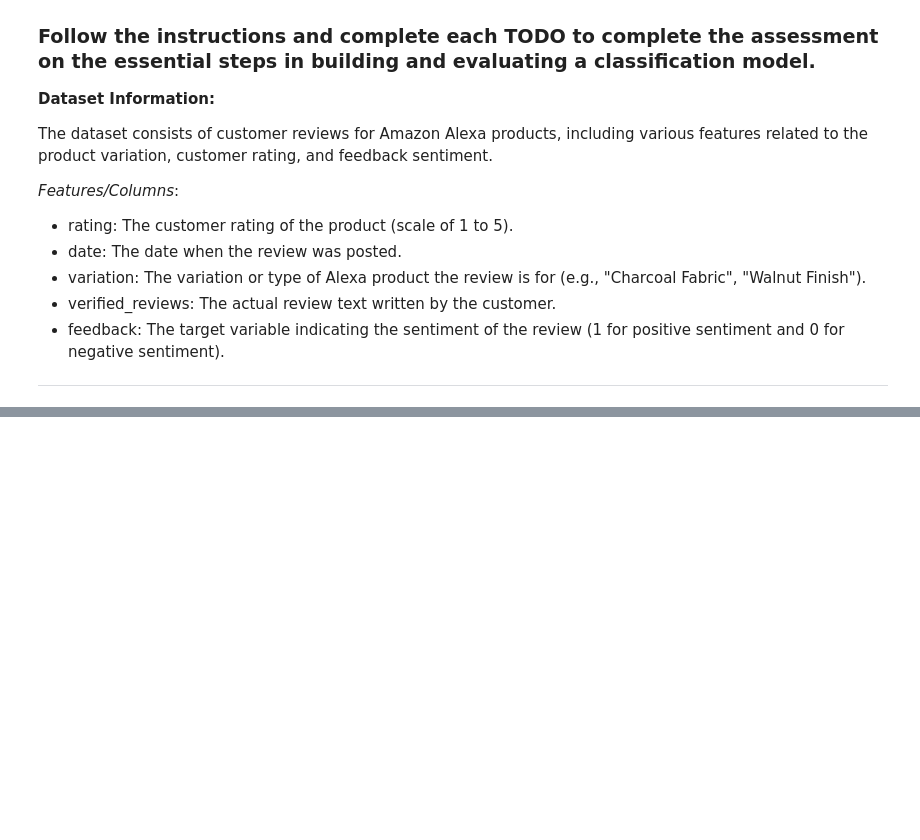
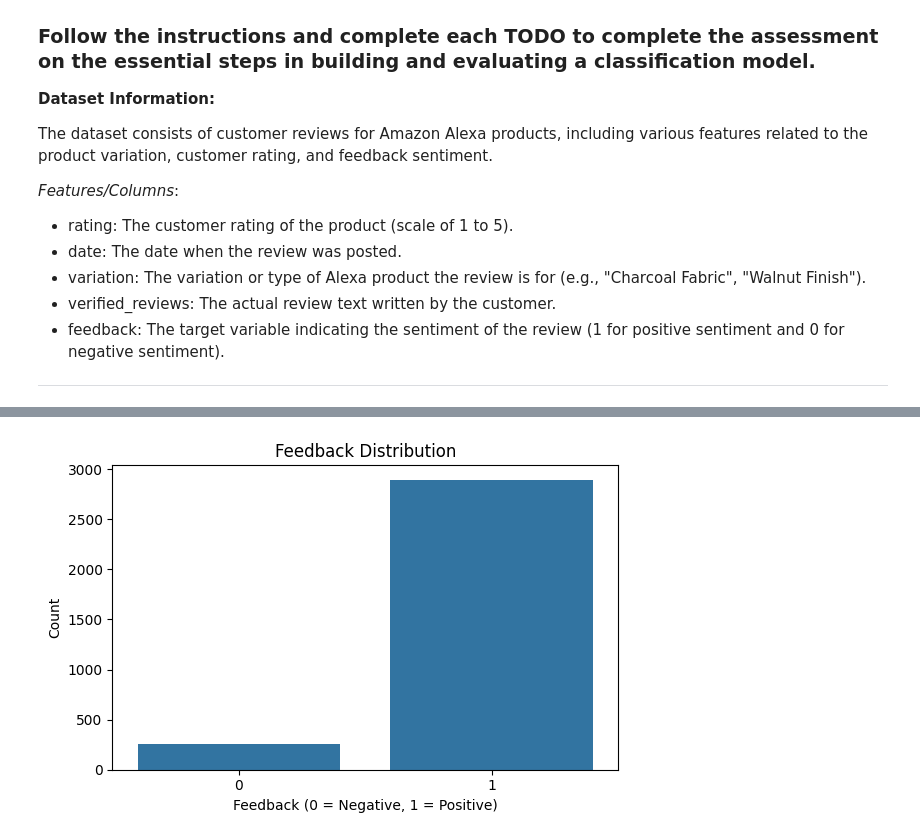
Before and after one commit to Afnanmadi/Assignments, a Jupyter notebook: lesson10/Lesson_10_assignment.ipynb, the cells around one changed output, grey strips where cells are left out. Drawn from its saved outputs; the diff is of its cells as text; code cells hidden in the pictures; blank space fills up the shorter version.

```diff
--- a/lesson10/Lesson_10_assignment.ipynb
+++ b/lesson10/Lesson_10_assignment.ipynb
@@ -177,0 +50,15 @@ drive.mount('/content/drive')
+# %%
+# TODO: Load the dataset
+df = pd.read_csv("amazon_alexa.tsv", sep='\t')
+# %%
+# Data Visualization and Clean Up
+# TODO: Visualize the distribution of feedback
+plt.figure(figsize=(6, 4))
+sns.countplot(data=df, x='feedback')
+plt.title("Feedback Distribution")
+plt.xlabel("Feedback (0 = Negative, 1 = Positive)")
+plt.ylabel("Count")
+plt.tight_layout()
+plt.show()
+# %% [output]
+[figure, added]
```
Also changed, not shown: parts of 21 cells of this notebook.
